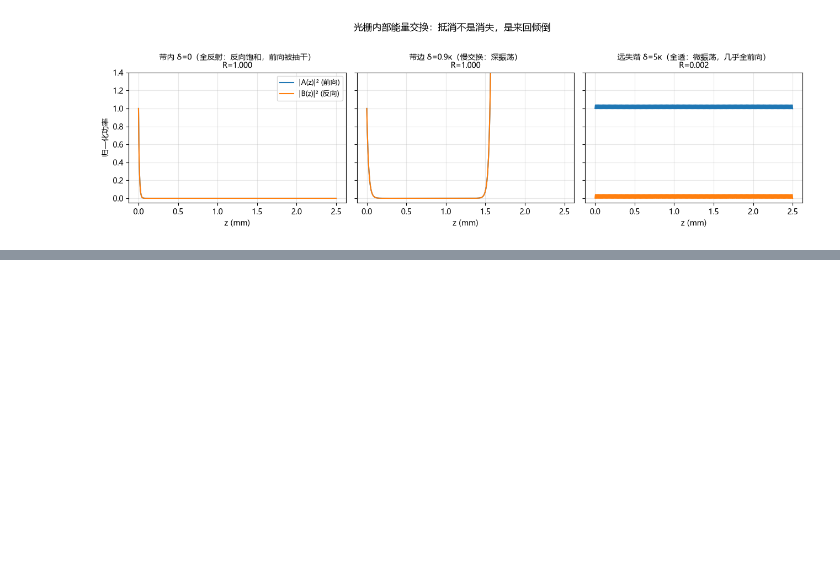
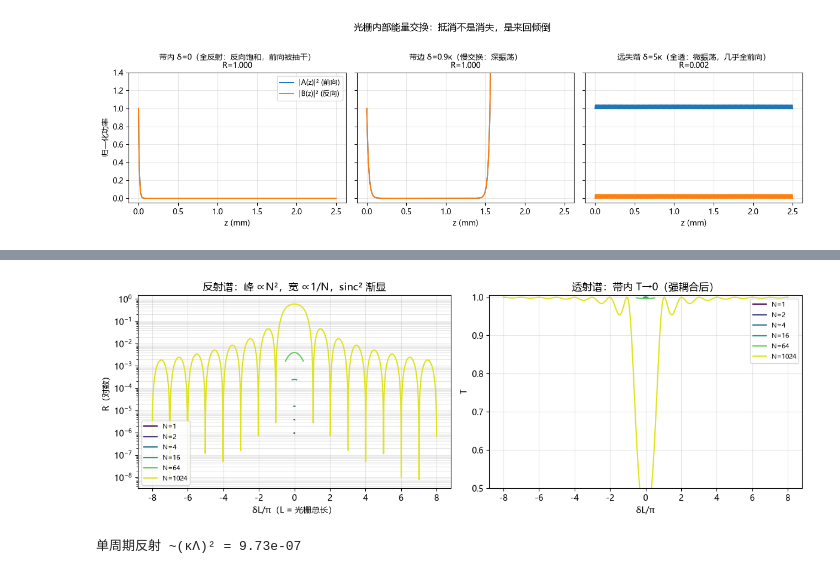
Before and after one commit to Zengyi-Xu/tfln-dispersion-lab, a Jupyter notebook: lab-note.ipynb, the cells around one changed output, grey strips where cells are left out. Saved outputs shown, nothing was run; the diff lists cells and outputs as text; code cells hidden in the pictures; blank space fills up the shorter version.

Commit message:
sec13: R/T spectra evolution N=1->1024, self-similar sinc^2 collapse in delta*L/pi

```diff
--- a/lab-note.ipynb
+++ b/lab-note.ipynb
@@ -401,0 +408,60 @@ fig.tight_layout(); plt.show()
+# %%
+"""R/T 谱随周期数 N 的演化：1 → 2 → 4 → 16 → 64 → 1024"""
+import matplotlib
+from matplotlib import font_manager as _fm
+for _f in ('Microsoft YaHei', 'SimHei'):
+    try:
+        _fm.findfont(_f, fallback_to_default=False)
+        matplotlib.rcParams['font.sans-serif'] = [_f, 'DejaVu Sans']
+        break
+    except Exception:
+        continue
+matplotlib.rcParams['axes.unicode_minus'] = False
+import numpy as np, matplotlib.pyplot as plt
+
+n_eff, lam_b = 2.2, 1550e-9
+kappa = 2800.0                    # 弱-中耦合：每周期反射 ~(κΛ)² ~ 1e-6
+Lambda = lam_b/(2*n_eff)          # 周期 ≈ 355 nm
+c = 299792458.0
+
+def RT(lam, N):
+    """N 周期均匀光栅（TMM）"""
+    dz = Lambda
+    d = 2*np.pi*n_eff*(1/lam - 1/lam_b)
+    g = np.sqrt(kappa**2 - d**2 + 0j)
+    s, ch = np.sinh(g*dz)/g, np.cosh(g*dz)
+    a11,a12,a21,a22 = ch-1j*d*s, -1j*kappa*s, 1j*kappa*s, ch+1j*d*s
+    t11,t12,t21,t22 = 1+0j,0j,0j,1+0j
+    for _ in range(N):
+        t11,t12,t21,t22 = (a11*t11+a12*t21, a11*t12+a12*t22,
+                           a21*t11+a22*t21, a21*t12+a22*t22)
+    r = -t21/t22
+    t = 1/t22
+    return np.abs(r)**2, np.abs(t)**2
+
+Ns = [1, 2, 4, 16, 64, 1024]
+colors = plt.cm.viridis(np.linspace(0, 0.95, len(Ns)))
+
+# 归一化横轴 δL/π，N=1024 时覆盖主峰
+Lmax = 1024*Lambda
+x = np.linspace(-8, 8, 4001)                     # δL/π
+delta = x*np.pi/Lmax
+lam = 1/(1/lam_b + delta/(2*np.pi*n_eff))
+
+fig, ax = plt.subplots(1, 2, figsize=(12, 4.2))
+for N, col in zip(Ns, colors):
+    R, T = RT(lam, N)
+    xn = delta*(N*Lambda)/np.pi                  # 各自的自然坐标 δL_N/π
+    ax[0].semilogy(xn, np.clip(R, 1e-12, None), color=col, label=f'N={N}')
+    ax[1].plot(xn, T, color=col, label=f'N={N}')
+
+ax[0].set(xlabel='δL/π（L = 光栅总长）', ylabel='R（对数）',
+          title='反射谱：峰 ∝N²，宽 ∝1/N，sinc² 渐显')
+ax[1].set(xlabel='δL/π', ylabel='T', ylim=(0.5, 1.005),
+          title='透射谱：带内 T→0（强耦合后）')
+for a in ax: a.grid(alpha=.3, which='both'); a.legend(fontsize=8)
+fig.tight_layout(); plt.show()
+print(f"单周期反射 ~(κΛ)² = {(kappa*Lambda)**2:.2e}")
+# %% [output]
+[figure, added]
+单周期反射 ~(κΛ)² = 9.73e-07
```
Also changed, not shown: parts of 1 cell of this notebook, 1 other file.
